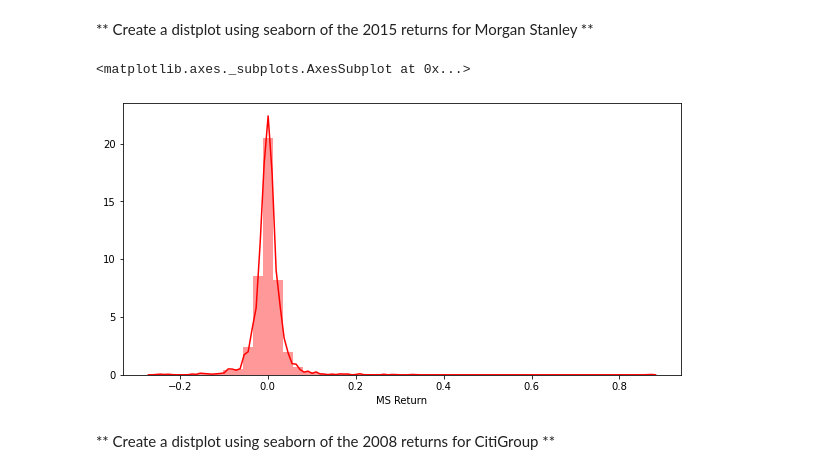
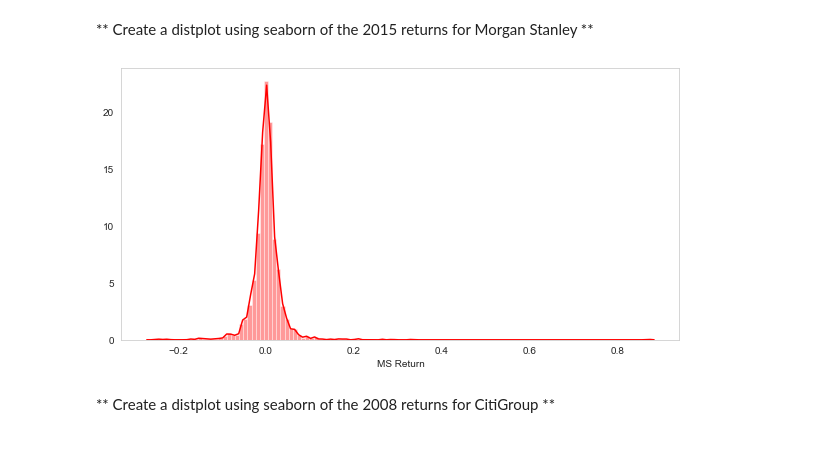
Before and after one commit to ethanhowang/DataLearning, a Jupyter notebook: Bootcamps/10-Data-Capstone-Projects/03-Finance Project.ipynb, the cells around one changed output. Cells and saved outputs as stored; diff of their text form; code cells hidden in the pictures; blank space fills up the shorter version.

```diff
--- a/Bootcamps/10-Data-Capstone-Projects/03-Finance Project.ipynb
+++ b/Bootcamps/10-Data-Capstone-Projects/03-Finance Project.ipynb
@@ -357,9 +300,10 @@ dtype: float64
 ** Create a distplot using seaborn of the 2015 returns for Morgan Stanley **
 # %%
 fig, ax = plt.subplots(figsize=(10, 5))
-sns.distplot(returns['MS Return'], ax=ax, color='red')
+sns.distplot(returns['MS Return'], ax=ax, color='red', bins=120)
+sns.set_style('whitegrid')
+plt.grid()
 # %% [output]
-<matplotlib.axes._subplots.AxesSubplot at 0x...>
-[figure, old version]
+[figure, new version]
 # %% [markdown]
 ** Create a distplot using seaborn of the 2008 returns for CitiGroup **
```
Also changed, not shown: parts of 28 cells of this notebook.
